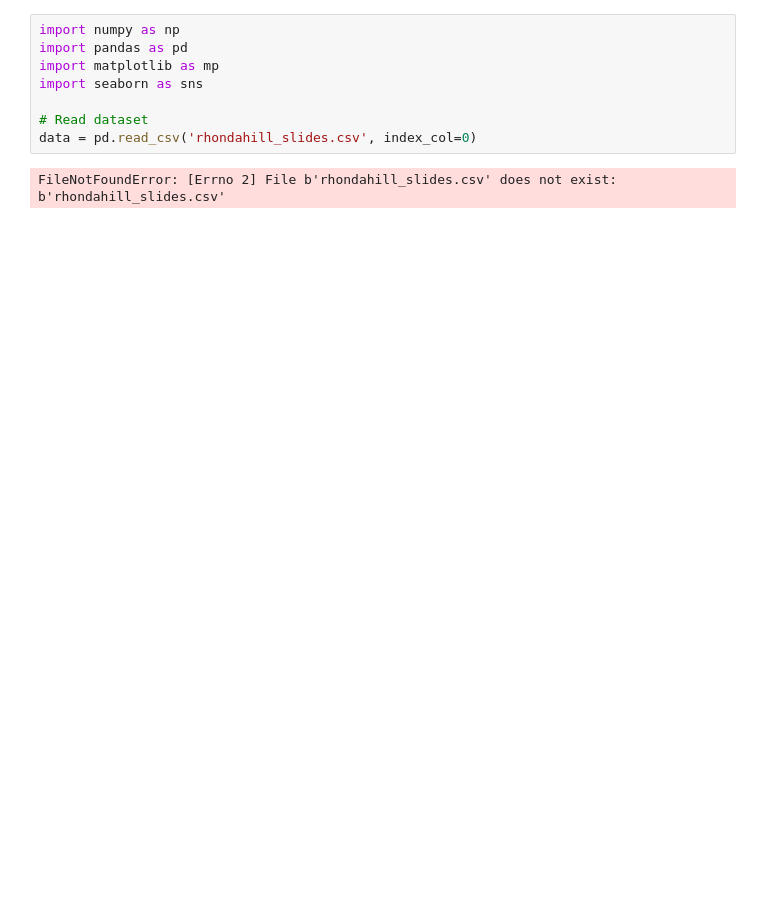
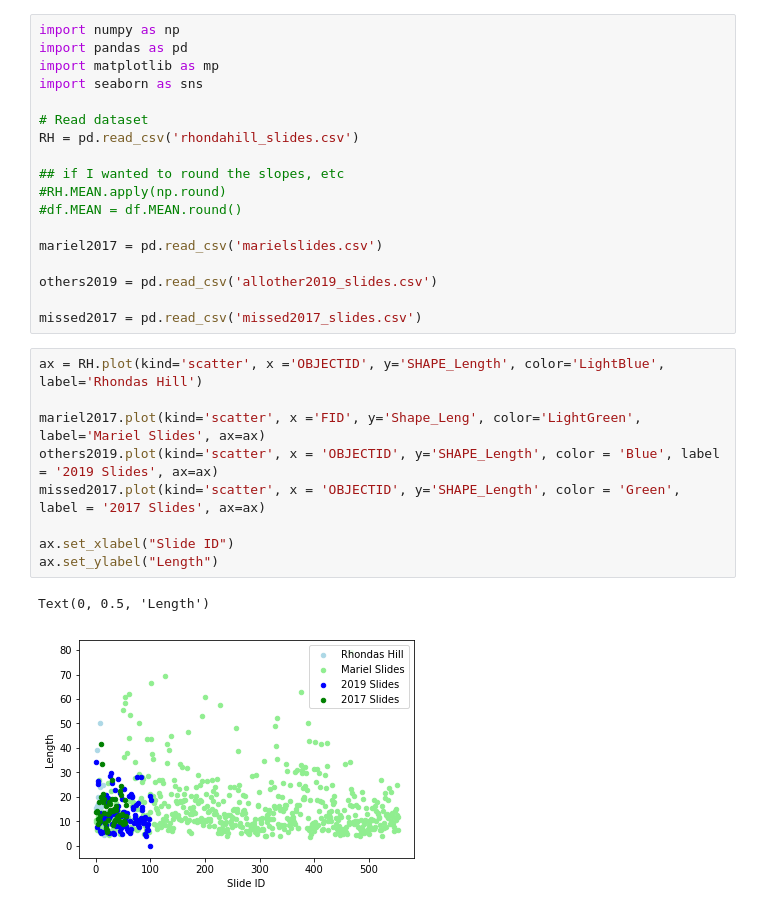
Before and after one commit to marynsanders/surfProject, a Jupyter notebook: landslide_geometry/landslide_geometry.ipynb, the cells around one changed output. Saved outputs shown, nothing was run; the diff lists cells and outputs as text; blank space fills up the shorter version.

Commit message:
working on landslide notebook
starting to plot geometry. still need geologic formation, etc

```diff
--- a/landslide_geometry/landslide_geometry.ipynb
+++ b/landslide_geometry/landslide_geometry.ipynb
@@ -5,6 +11,26 @@ import matplotlib as mp
 import seaborn as sns
 
 # Read dataset
-data = pd.read_csv('rhondahill_slides.csv', index_col=0)
+RH = pd.read_csv('rhondahill_slides.csv')
+
+## if I wanted to round the slopes, etc
+#RH.MEAN.apply(np.round)
+#df.MEAN = df.MEAN.round()
+
+mariel2017 = pd.read_csv('marielslides.csv')
+
+others2019 = pd.read_csv('allother2019_slides.csv')
+
+missed2017 = pd.read_csv('missed2017_slides.csv')
-# %% [output]
-FileNotFoundError: [Errno 2] File b'rhondahill_slides.csv' does not exist: b'rhondahill_slides.csv'
+# %%
+ax = RH.plot(kind='scatter', x ='OBJECTID', y='SHAPE_Length', color='LightBlue', label='Rhondas Hill')
+
+mariel2017.plot(kind='scatter', x ='FID', y='Shape_Leng', color='LightGreen', label='Mariel Slides', ax=ax)
+others2019.plot(kind='scatter', x = 'OBJECTID', y='SHAPE_Length', color = 'Blue', label = '2019 Slides', ax=ax)
+missed2017.plot(kind='scatter', x = 'OBJECTID', y='SHAPE_Length', color = 'Green', label = '2017 Slides', ax=ax)
+
+ax.set_xlabel("Slide ID")
+ax.set_ylabel("Length")
+# %% [output]
+Text(0, 0.5, 'Length')
+[figure, added]
```
Also changed, not shown: parts of 3 cells of this notebook.
